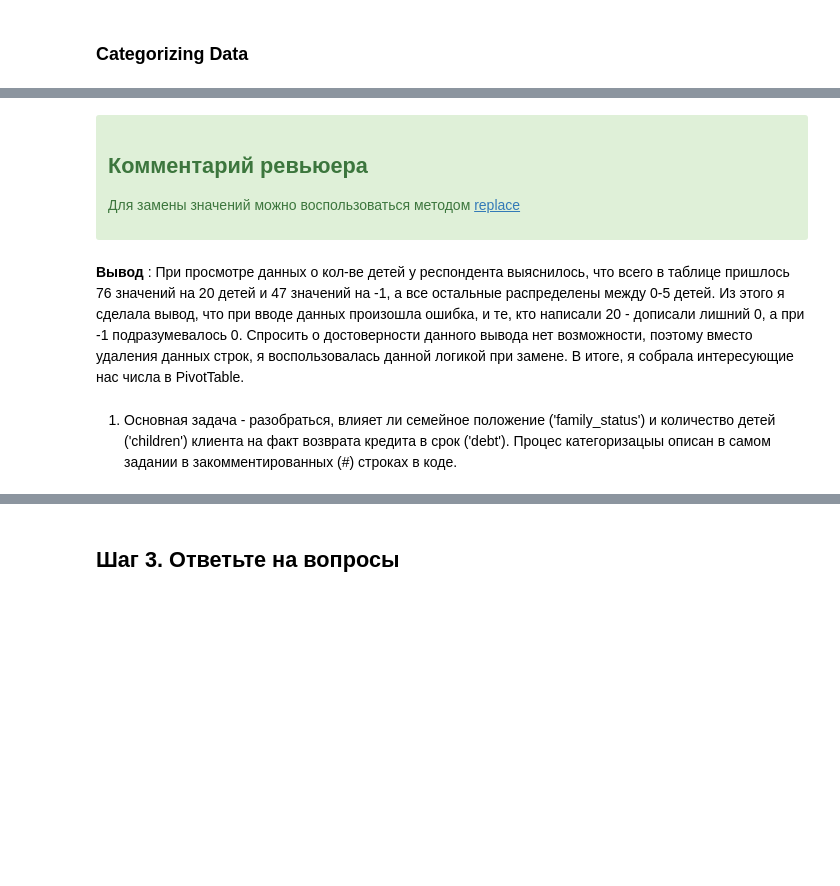
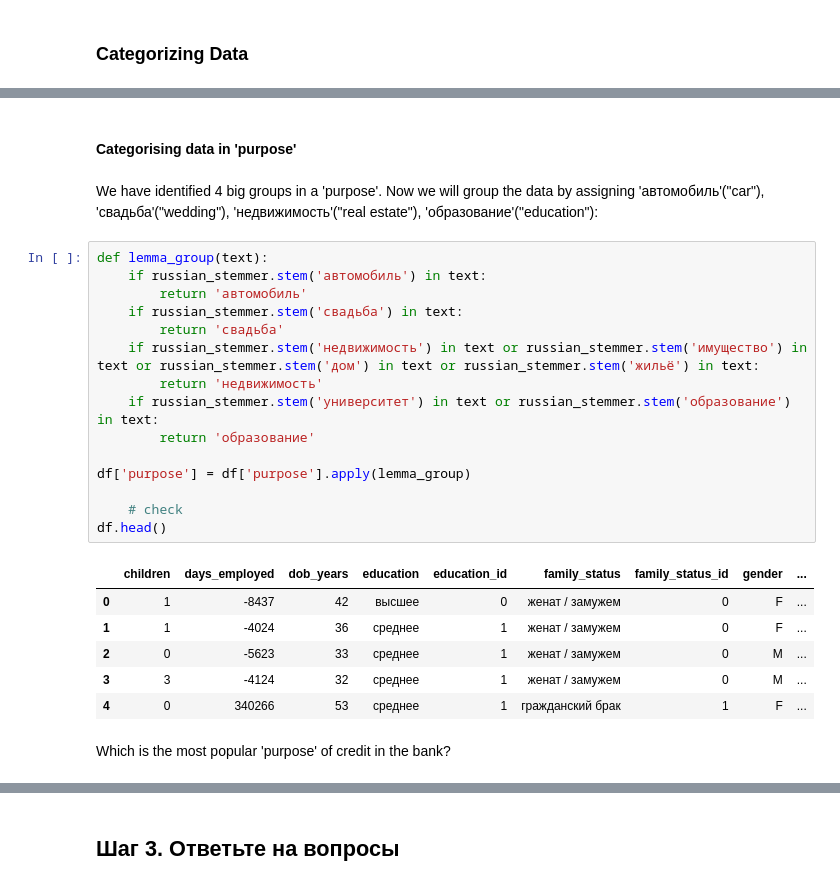
Before and after one commit to VeronicaCodes/credit_repayment_behaviour_analysis, a Jupyter notebook: ENG_credit_repayment_behaviour_analysis.ipynb, the cells around one changed output, grey strips where cells are left out. Drawn from its saved outputs; the diff is of its cells as text; blank space fills up the shorter version.

```diff
--- a/ENG_credit_repayment_behaviour_analysis.ipynb
+++ b/ENG_credit_repayment_behaviour_analysis.ipynb
@@ -412,11 +434,28 @@ print(data_pivot)
-# %% [markdown]
-<div class="alert alert-success">
-<h2> Комментарий ревьюера <a class="tocSkip"> </h2>
-
-Для замены значений можно воспользоваться методом [replace](https://pandas.pydata.org/pandas-docs/stable/reference/api/pandas.DataFrame.replace.html)
-
-</div>
-# %% [markdown]
-**Вывод** : При просмотре данных о кол-ве детей у респондента выяснилось, что всего в таблице пришлось 76 значений на 20 детей и 47 значений на -1, а все остальные распределены между 0-5 детей. Из этого я сделала вывод, что при вводе данных произошла ошибка, и те, кто написали 20 - дописали лишний 0, а при -1 подразумевалось 0. Спросить о достоверности данного вывода нет возможности, поэтому вместо удаления данных строк, я воспользовалась данной логикой при замене. В итоге, я собрала интересующие нас числа в PivotTable.
-# %% [markdown]
-1. Основная задача - разобраться, влияет ли семейное положение ('family_status') и количество детей ('children') клиента на факт возврата кредита в срок ('debt'). Процес категоризацыы описан в самом задании в закомментированных (#) строках в коде.
+# %% [markdown]
+#### Categorising data in 'purpose'
+# %% [markdown]
+We have identified 4 big groups in a 'purpose'. Now we will group the data by assigning 'автомобиль'("car"), 'свадьба'("wedding"), 'недвижимость'("real estate"), 'образование'("education"):
+# %%
+def lemma_group(text):
+    if russian_stemmer.stem('автомобиль') in text:
+        return 'автомобиль'
+    if russian_stemmer.stem('свадьба') in text:
+        return 'свадьба'
+    if russian_stemmer.stem('недвижимость') in text or russian_stemmer.stem('имущество') in text or russian_stemmer.stem('дом') in text or russian_stemmer.stem('жильё') in text:
+        return 'недвижимость'
+    if russian_stemmer.stem('университет') in text or russian_stemmer.stem('образование') in text:
+        return 'образование'
+
+df['purpose'] = df['purpose'].apply(lemma_group)
+
+    # check
+df.head()
+# %% [output]
+|  | children | days_employed | dob_years | education | education_id | family_status | family_status_id | gender | ... |
+| 0 | 1 | -8437 | 42 | высшее | 0 | женат / замужем | 0 | F | ... |
+| 1 | 1 | -4024 | 36 | среднее | 1 | женат / замужем | 0 | F | ... |
+| 2 | 0 | -5623 | 33 | среднее | 1 | женат / замужем | 0 | M | ... |
+| 3 | 3 | -4124 | 32 | среднее | 1 | женат / замужем | 0 | M | ... |
+| 4 | 0 | 340266 | 53 | среднее | 1 | гражданский брак | 1 | F | ... |
+# %% [markdown]
+Which is the most popular 'purpose' of credit in the bank?
```
Also changed, not shown: parts of 44 cells of this notebook.
